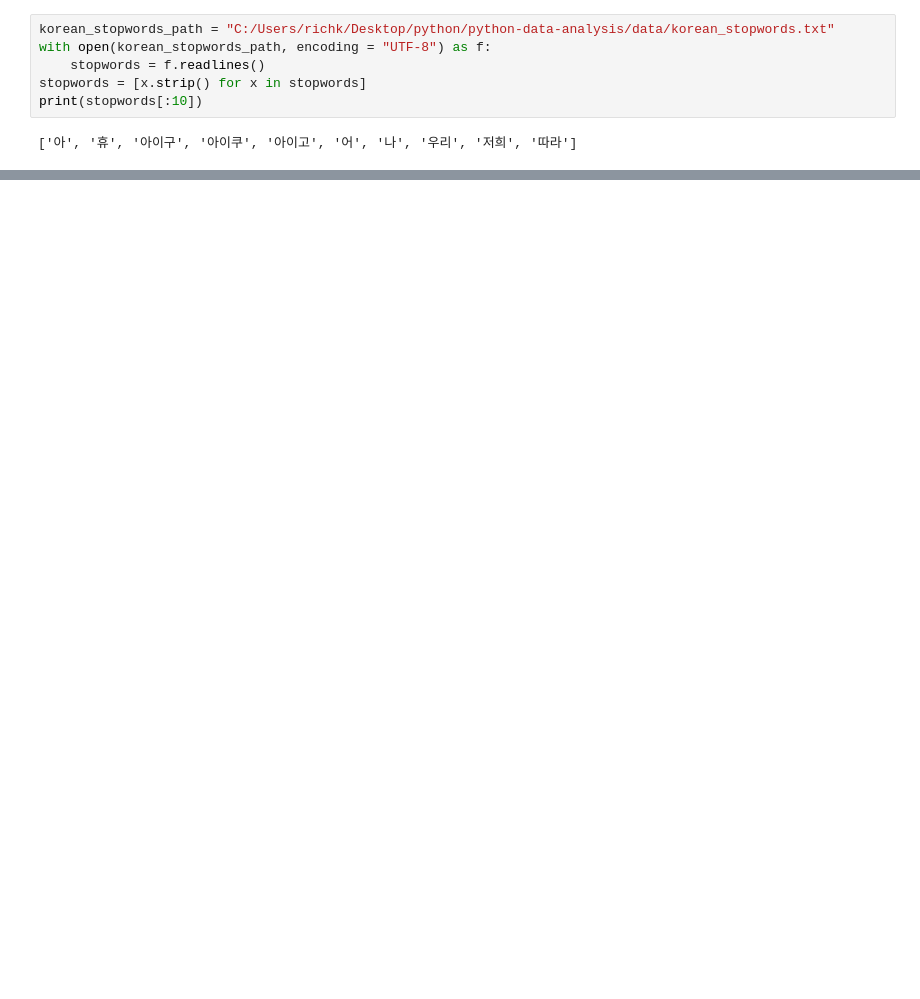
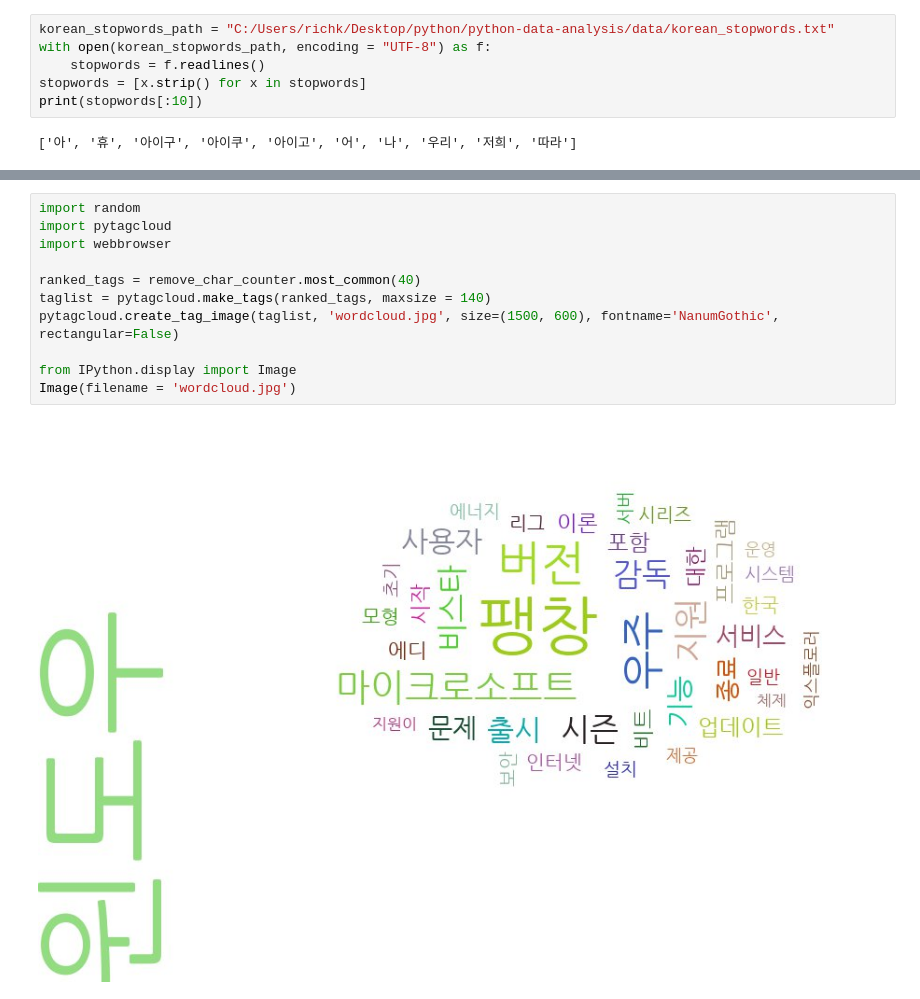
Before and after one commit to mingming715/python_study, a Jupyter notebook: Chapter02_01.ipynb, the cells around one changed output, grey strips where cells are left out. Cells and saved outputs as stored; diff of their text form; blank space fills up the shorter version.

```diff
--- a/Chapter02_01.ipynb
+++ b/Chapter02_01.ipynb
@@ -265,0 +265,13 @@ Counter({'답변': 63, '토론': 56, '올림픽': 47, '편성': 43, '사용자':
+# %%
+import random
+import pytagcloud
+import webbrowser
+
+ranked_tags = remove_char_counter.most_common(40)
+taglist = pytagcloud.make_tags(ranked_tags, maxsize = 140)
+pytagcloud.create_tag_image(taglist, 'wordcloud.jpg', size=(1500, 600), fontname='NanumGothic', rectangular=False)
+
+from IPython.display import Image
+Image(filename = 'wordcloud.jpg')
+# %% [output]
+[figure, added]
```
Also changed, not shown: parts of 10 cells of this notebook, 2 other files.
